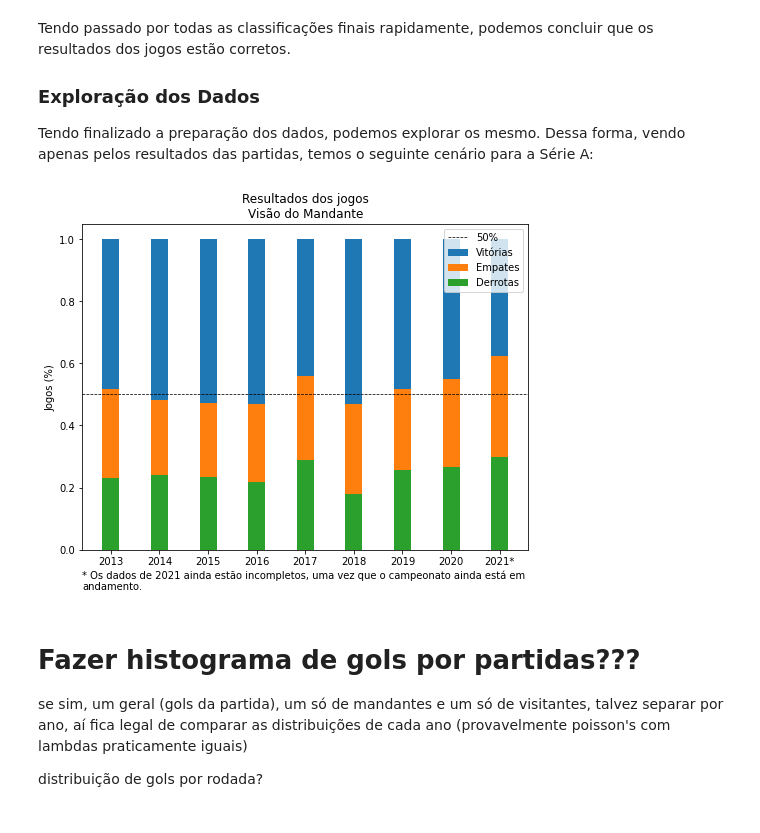
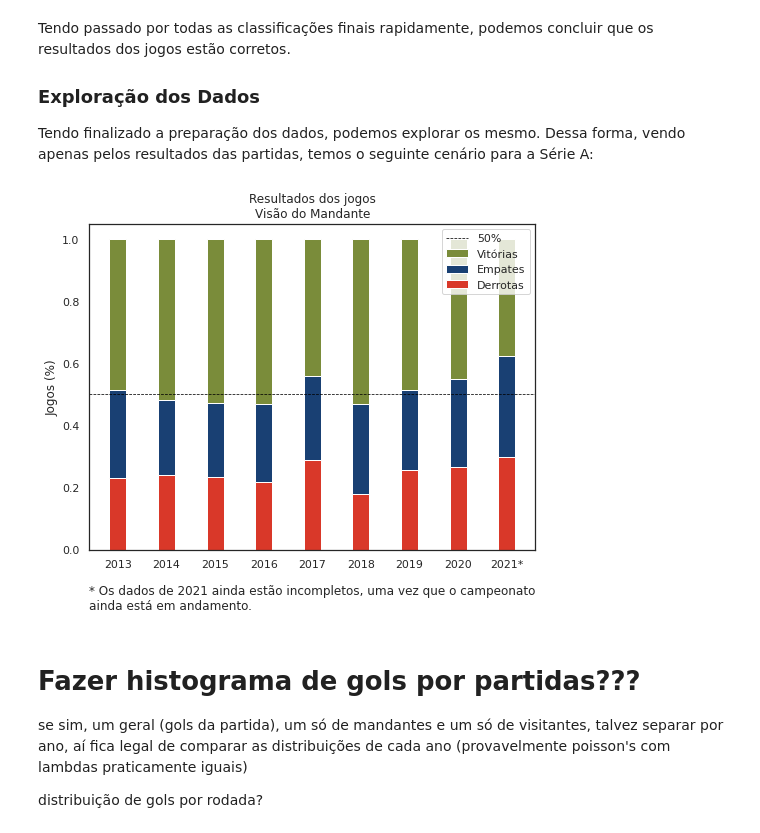
Before and after one commit to HannaRF/web-scraping, a Jupyter notebook: project.ipynb, the cells around one changed output. Cells and saved outputs as stored; diff of their text form; code cells hidden in the pictures.

```diff
--- a/project.ipynb
+++ b/project.ipynb
@@ -15,6 +15,8 @@ from glob import glob
 import numpy as np
 import matplotlib
 import matplotlib.pyplot as plt
+import seaborn as sns
+sns.set_style("white")
 from datetime import timedelta
 from ipywidgets import interact, interactive, fixed, interact_manual
 import ipywidgets as widgets
@@ -1084,6 +1086,12 @@ df
 4032 rows × 9 columns
 # %% [markdown]
 Ao fim desse processo temos, sem alterar as datas dos jogos da Série B, a seguinte cara para as datas (eixo y) em relação aos jogos (eixo x, dado pelo index do dataframe):
+# %%
+colors = {'vinho':'#A60A33',
+          'azul':'#194073',
+          'verde':'#7A8C3A',
+          'amarelo':'#F2BB16',
+          'vermelho':'#D93829'}
 # %%
 aux_df = df.copy()
 aux_df['Date_by_Nearest'] = matplotlib.dates.date2num(pd.to_datetime(aux_df['Date_by_Nearest']))
@@ -1141,38 +1164,38 @@ for i in range(9):
     gols_casa = np.array([int(df.loc[i, 'Result'][0]) for i in range(len(df))
                           if df.loc[i, 'Year'] == year and
                           df.loc[i, 'Competition'] == 'Serie A'])
 
     gols_fora = np.array([int(df.loc[i, 'Result'][4]) for i in range(len(df))
                           if df.loc[i, 'Year'] == year and
                           df.loc[i, 'Competition'] == 'Serie A'])
 
     n = len(gols_casa)
     wins.append(np.sum(gols_casa > gols_fora) / n)
     draws.append(np.sum(gols_casa == gols_fora) / n)
     losses.append(np.sum(gols_casa < gols_fora) / n)
 
 wins = np.array(wins)
 draws = np.array(draws)
 losses = np.array(losses)
 labels[-1] = '2021*'
 
-ax.bar(labels, wins + draws + losses, width, label = 'Vitórias')
-ax.bar(labels, draws + losses, width, label = 'Empates')
-ax.bar(labels, losses, width, label = 'Derrotas')
+ax.bar(labels, wins + draws + losses, width, label = 'Vitórias', color = colors['verde'])
+ax.bar(labels, draws + losses, width, label = 'Empates', color = colors['azul'])
+ax.bar(labels, losses, width, label = 'Derrotas', color = colors['vermelho'])
 plt.axhline(0.5, ls = '--', lw = 0.75, c = 'black', label = '50%')
 ax.set_ylabel('Jogos (%)')
 ax.set_title('Resultados dos jogos\nVisão do Mandante')
 ax.legend(loc = 'upper right')
-plt.annotate('* Os dados de 2021 ainda estão incompletos, uma vez que o campeonato ainda está em\nandamento.',
+plt.annotate('\n* Os dados de 2021 ainda estão incompletos, uma vez que o campeonato \nainda está em andamento.',
              (0,0),
              (0, -20),
              xycoords = 'axes fraction',
              textcoords = 'offset points',
              va = 'top')
 
 plt.show()
 # %% [output]
-[figure, old version]
+[figure, new version]
 # %% [markdown]
 # Fazer histograma de gols por partidas???
 
```
Also changed, not shown: parts of 4 cells of this notebook.
